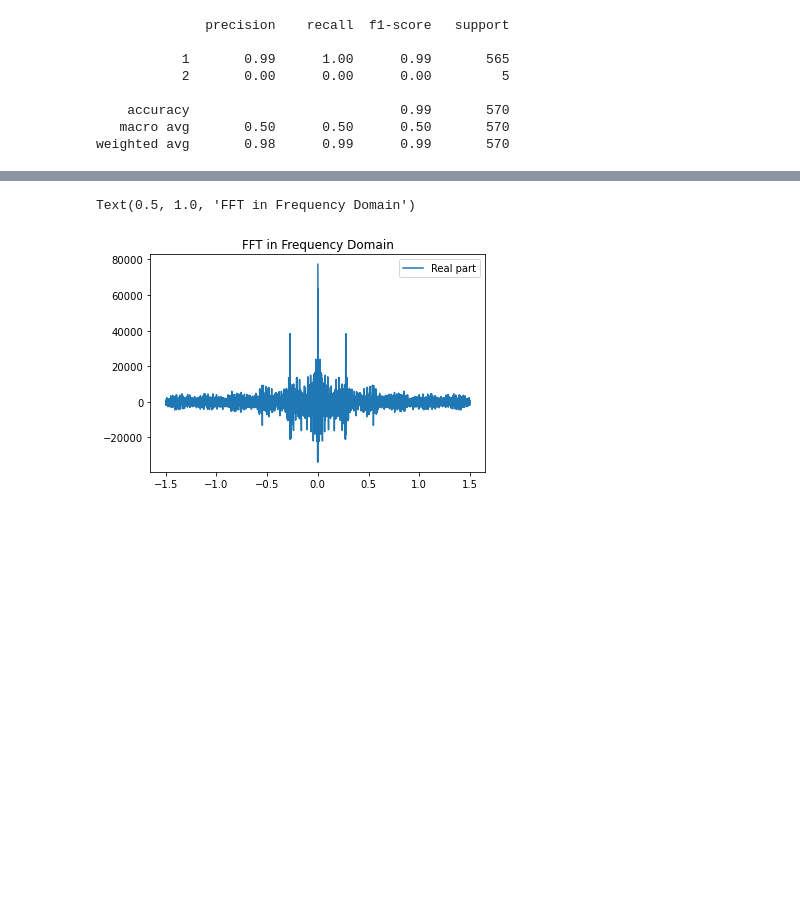
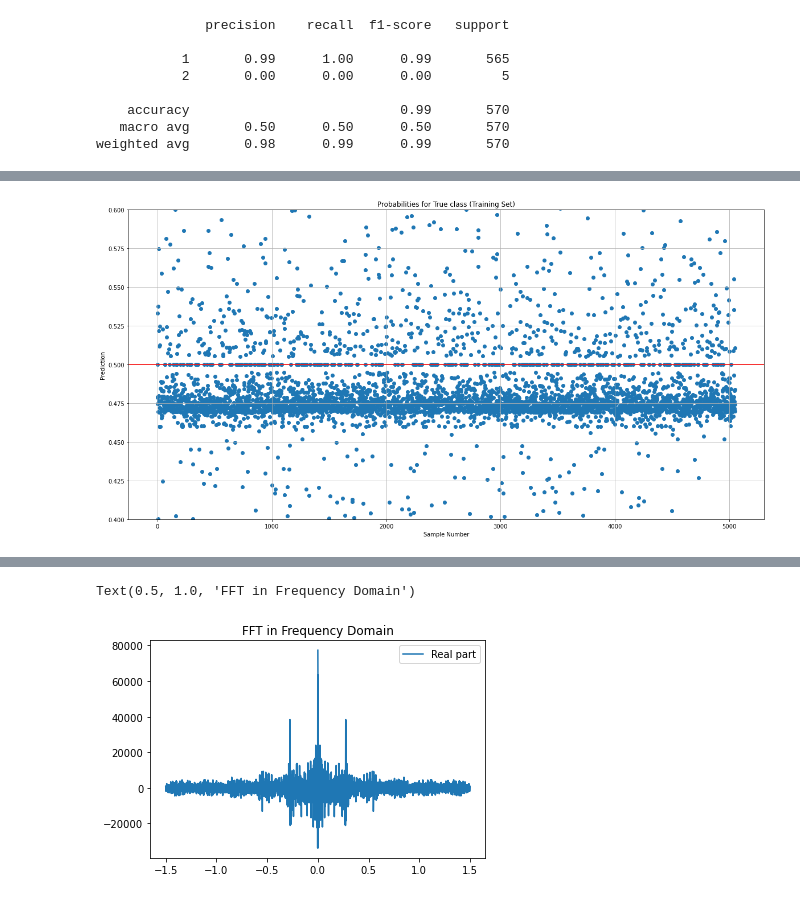
Before and after one commit to wzafar/star-classifier, a Jupyter notebook: star_data.ipynb, the cells around one changed output, grey strips where cells are left out. Cells and saved outputs as stored; diff of their text form; code cells hidden in the pictures; blank space fills up the shorter version.

```diff
--- a/star_data.ipynb
+++ b/star_data.ipynb
@@ -176,0 +184,15 @@ weighted avg       0.73      0.53      0.41     10100
+# %%
+subset = X_sampled[y_sampled==2]
+probs = svm.predict_proba(subset)
+# %%
+plt.figure(figsize = (20,10))
+
+plt.scatter(list(range(0,probs.shape[0])), probs[:,1])
+plt.axhline(0.5, color = 'r')
+plt.ylim(0.4,0.6)
+plt.title('Probabilities for True class (Training Set)')
+plt.ylabel('Prediction')
+plt.xlabel('Sample Number')
+plt.grid()
+# %% [output]
+[figure, added]
```
Also changed, not shown: parts of 18 cells of this notebook.
